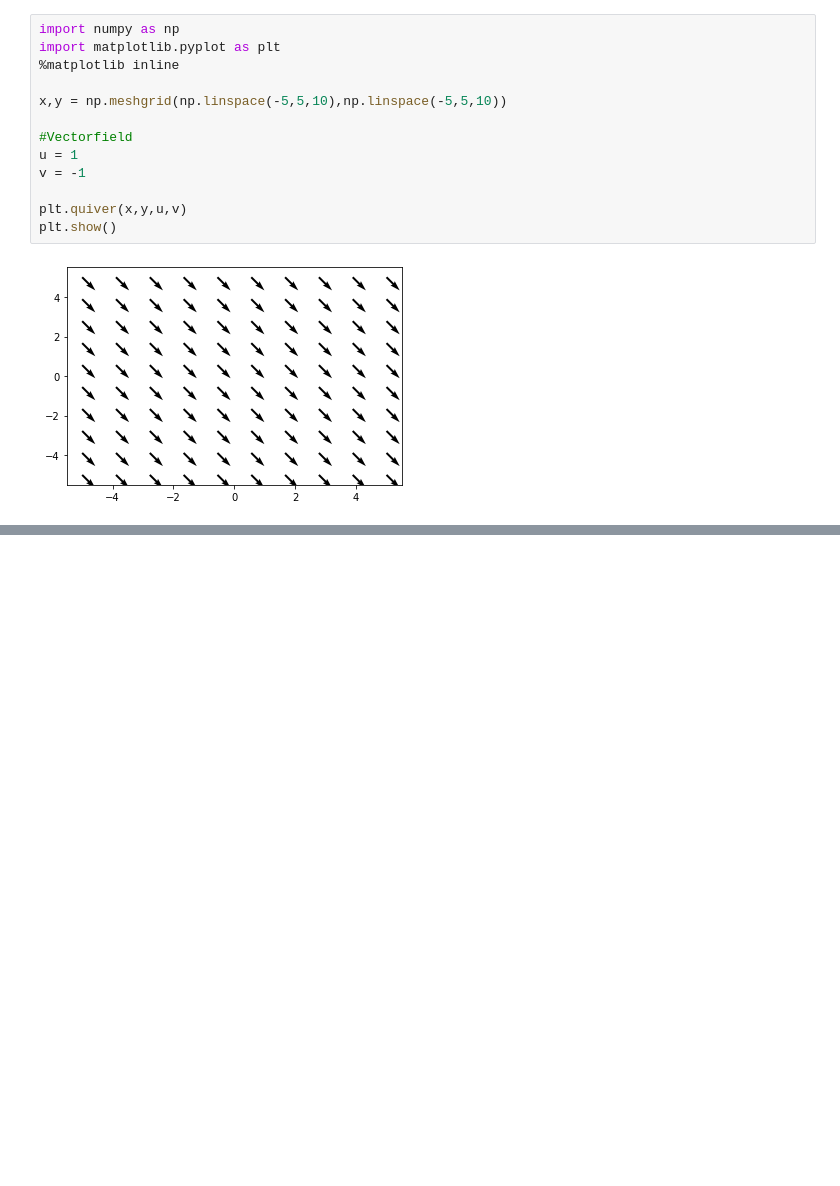
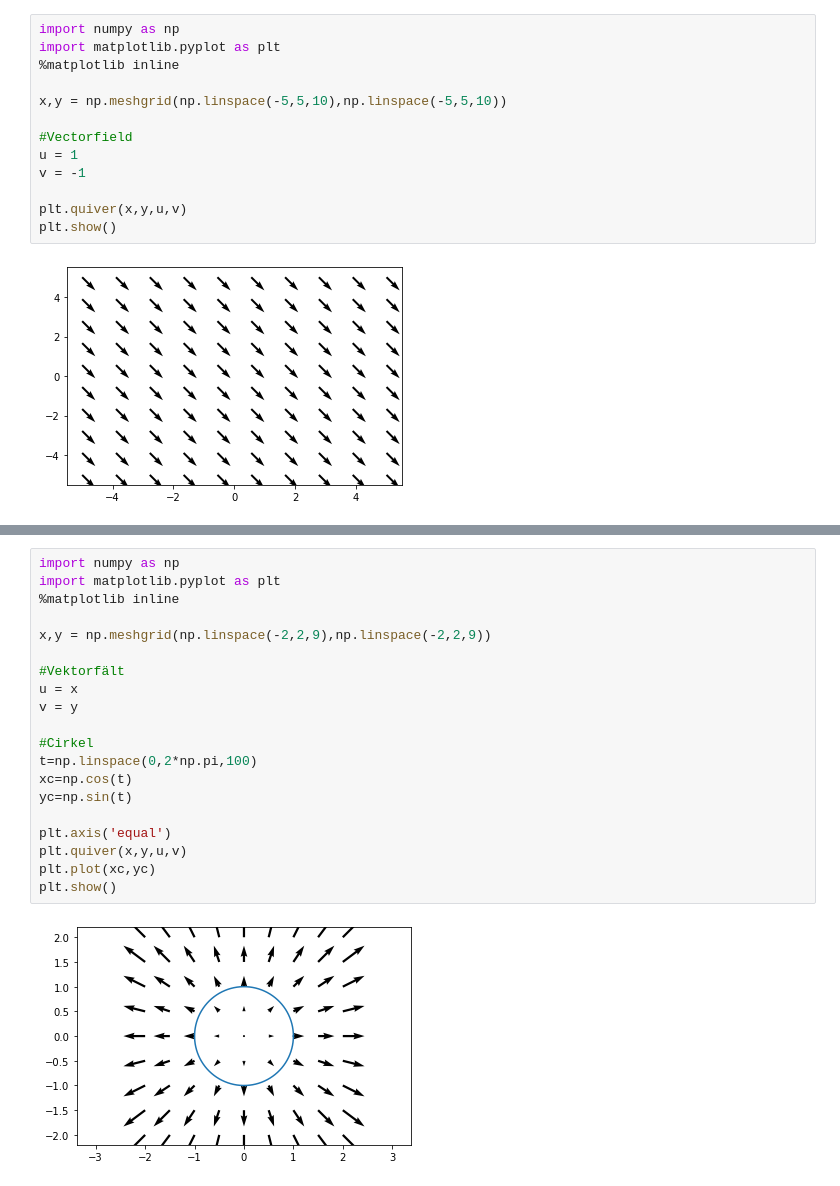
Before and after one commit to cognitrap/progr, a Jupyter notebook: Vectorfield.ipynb, the cells around one changed output, grey strips where cells are left out. Cells and saved outputs as stored; diff of their text form; blank space fills up the shorter version.

```diff
--- a/Vectorfield.ipynb
+++ b/Vectorfield.ipynb
@@ -24,0 +42,22 @@ ta reda på några bra fält*********************
+# %%
+import numpy as np
+import matplotlib.pyplot as plt
+%matplotlib inline
+
+x,y = np.meshgrid(np.linspace(-2,2,9),np.linspace(-2,2,9))
+
+#Vektorfält
+u = x
+v = y
+
+#Cirkel
+t=np.linspace(0,2*np.pi,100)
+xc=np.cos(t)
+yc=np.sin(t)
+
+plt.axis('equal')
+plt.quiver(x,y,u,v)
+plt.plot(xc,yc)
+plt.show()
+# %% [output]
+[figure, added]
```
Also changed, not shown: parts of 4 cells of this notebook, 2 other files.
